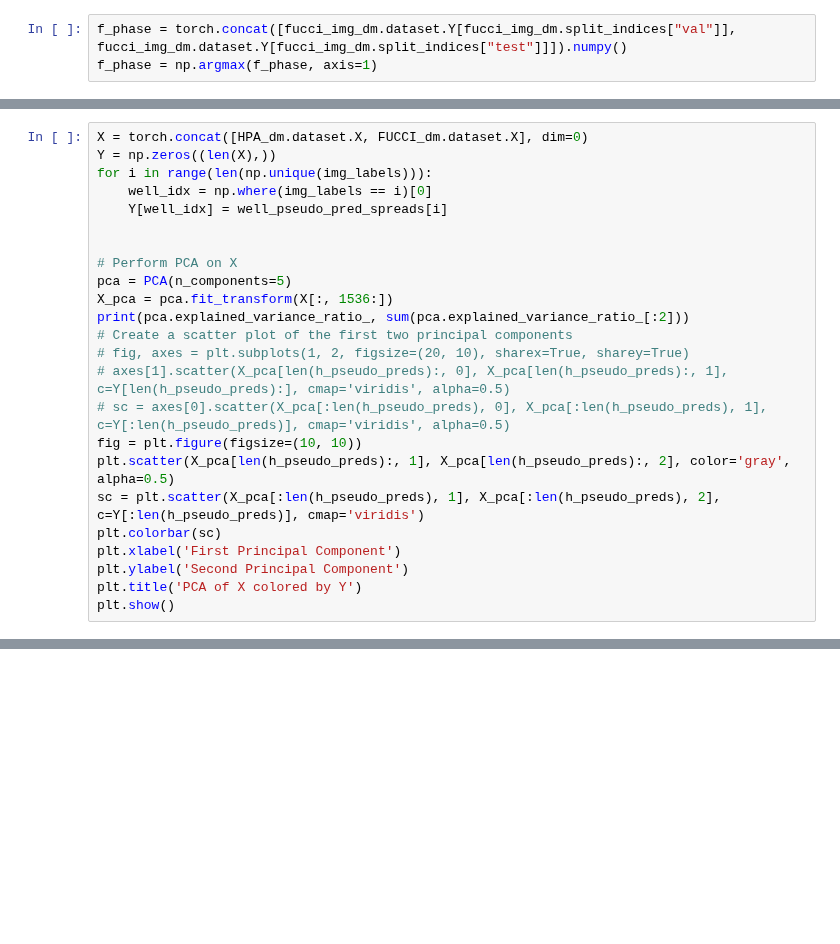
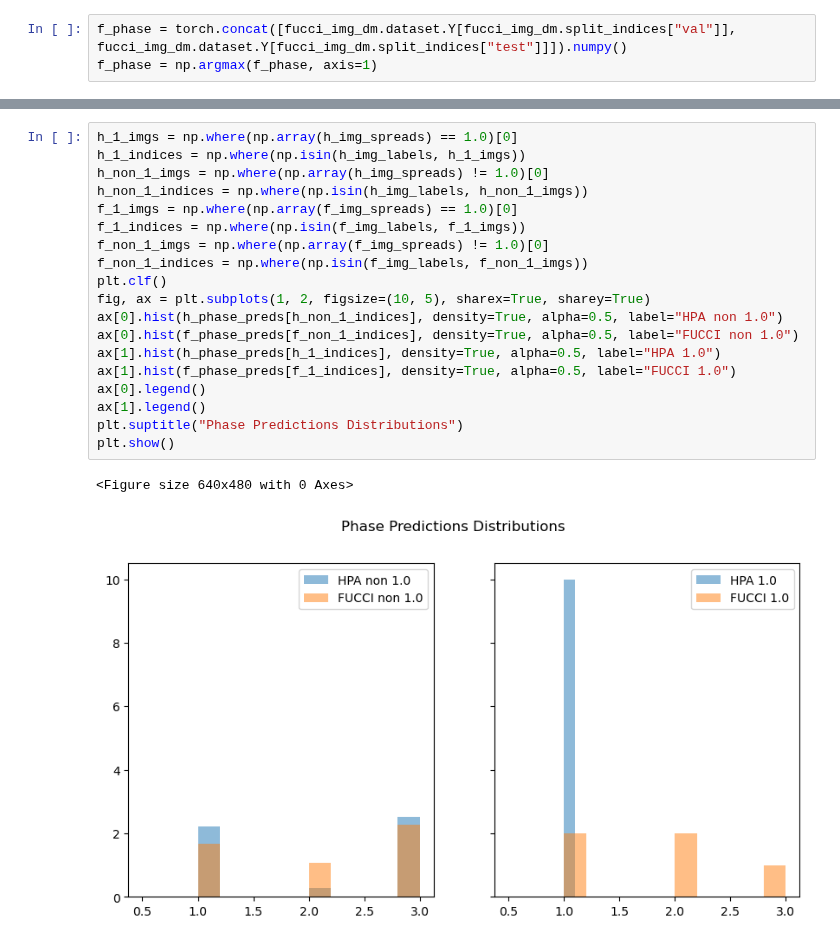
Before and after one commit to ishan-gaur/HPA_CC, a Jupyter notebook: scripts/hpa_eval_conv.ipynb, the cells around one changed output, grey strips where cells are left out. Saved outputs shown, nothing was run; the diff lists cells and outputs as text; blank space fills up the shorter version.

```diff
--- a/scripts/hpa_eval_conv.ipynb
+++ b/scripts/hpa_eval_conv.ipynb
@@ -255,24 +218,0 @@ plt.show()
-# %%
-X = torch.concat([HPA_dm.dataset.X, FUCCI_dm.dataset.X], dim=0)
-Y = np.zeros((len(X),))
-for i in range(len(np.unique(img_labels))):
-    well_idx = np.where(img_labels == i)[0]
-    Y[well_idx] = well_pseudo_pred_spreads[i]
-
-
-# Perform PCA on X
-pca = PCA(n_components=5)
-X_pca = pca.fit_transform(X[:, 1536:])
-print(pca.explained_variance_ratio_, sum(pca.explained_variance_ratio_[:2]))
-# Create a scatter plot of the first two principal components
-# fig, axes = plt.subplots(1, 2, figsize=(20, 10), sharex=True, sharey=True)
-# axes[1].scatter(X_pca[len(h_pseudo_preds):, 0], X_pca[len(h_pseudo_preds):, 1], c=Y[len(h_pseudo_preds):], cmap='viridis', alpha=0.5)
-# sc = axes[0].scatter(X_pca[:len(h_pseudo_preds), 0], X_pca[:len(h_pseudo_preds), 1], c=Y[:len(h_pseudo_preds)], cmap='viridis', alpha=0.5)
-fig = plt.figure(figsize=(10, 10))
-plt.scatter(X_pca[len(h_pseudo_preds):, 1], X_pca[len(h_pseudo_preds):, 2], color='gray', alpha=0.5)
-sc = plt.scatter(X_pca[:len(h_pseudo_preds), 1], X_pca[:len(h_pseudo_preds), 2], c=Y[:len(h_pseudo_preds)], cmap='viridis')
-plt.colorbar(sc)
-plt.xlabel('First Principal Component')
-plt.ylabel('Second Principal Component')
-plt.title('PCA of X colored by Y')
-plt.show()
@@ -294,0 +299,22 @@ plt.show()
+# %%
+h_1_imgs = np.where(np.array(h_img_spreads) == 1.0)[0]
+h_1_indices = np.where(np.isin(h_img_labels, h_1_imgs))
+h_non_1_imgs = np.where(np.array(h_img_spreads) != 1.0)[0]
+h_non_1_indices = np.where(np.isin(h_img_labels, h_non_1_imgs))
+f_1_imgs = np.where(np.array(f_img_spreads) == 1.0)[0]
+f_1_indices = np.where(np.isin(f_img_labels, f_1_imgs))
+f_non_1_imgs = np.where(np.array(f_img_spreads) != 1.0)[0]
+f_non_1_indices = np.where(np.isin(f_img_labels, f_non_1_imgs))
+plt.clf()
+fig, ax = plt.subplots(1, 2, figsize=(10, 5), sharex=True, sharey=True)
+ax[0].hist(h_phase_preds[h_non_1_indices], density=True, alpha=0.5, label="HPA non 1.0")
+ax[0].hist(f_phase_preds[f_non_1_indices], density=True, alpha=0.5, label="FUCCI non 1.0")
+ax[1].hist(h_phase_preds[h_1_indices], density=True, alpha=0.5, label="HPA 1.0")
+ax[1].hist(f_phase_preds[f_1_indices], density=True, alpha=0.5, label="FUCCI 1.0")
+ax[0].legend()
+ax[1].legend()
+plt.suptitle("Phase Predictions Distributions")
+plt.show()
+# %% [output]
+<Figure size 640x480 with 0 Axes>
+[figure, added]
```
Also changed, not shown: parts of 29 cells of this notebook, 6 other files.
